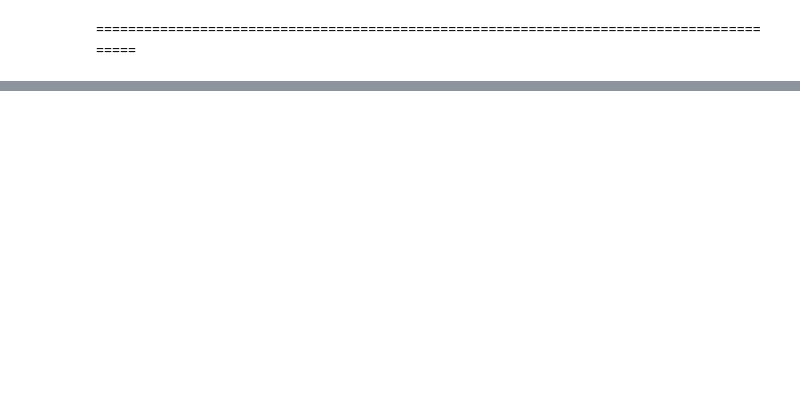
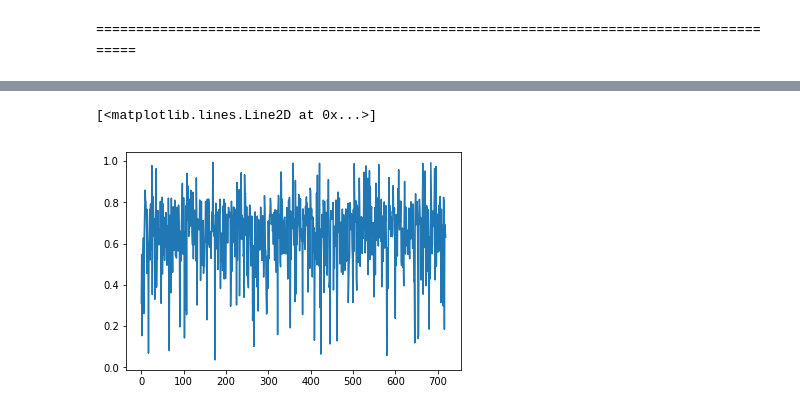
Before and after one commit to abbasloo/dnnHealth, a Jupyter notebook: LSTMGAN.ipynb, the cells around one changed output, grey strips where cells are left out. Saved outputs shown, nothing was run; the diff lists cells and outputs as text; code cells hidden in the pictures; blank space fills up the shorter version.

```diff
--- a/LSTMGAN.ipynb
+++ b/LSTMGAN.ipynb
@@ -210,7 +135,8 @@ class GAN():
     def __init__(self, rows):
         self.seq_length = rows
         self.seq_shape = (1, self.seq_length)
-        self.latent_dim = 1000
+        self.latent_dim = 100
+        self.latent_shape = (1, self.latent_dim)
         self.disc_loss = []
         self.gen_loss =[]
 
@@ -224,13 +150,13 @@ class GAN():
         self.generator = self.build_generator()
 
         # The generator takes noise as input and generates note sequences
-        z = Input(shape=(self.latent_dim,))
+        z = Input(shape=(1, self.latent_dim,))
         generated_seq = self.generator(z)
 
         # For the combined model we will only train the generator
         self.discriminator.trainable = False
 
-        # The discriminator takes generated images as input and determines validity
+        # The discriminator takes generated sequences as input and determines validity
         validity = self.discriminator(generated_seq)
 
         # The combined model  (stacked generator and discriminator)
@@ -244,8 +170,19 @@ class GAN():
         model.add(LSTM(512, input_shape=self.seq_shape, return_sequences=True))
         model.add(Bidirectional(LSTM(512)))
         model.add(Dense(512))
+        model.add(Dropout(0.4))
         model.add(LeakyReLU(alpha=0.2))
         model.add(Dense(256))
+        model.add(Dropout(0.4))
+        model.add(LeakyReLU(alpha=0.2))
+        model.add(Dense(128))
+        model.add(Dropout(0.4))
+        model.add(LeakyReLU(alpha=0.2))
+        model.add(Dense(64))
+        model.add(Dropout(0.4))
+        model.add(LeakyReLU(alpha=0.2))
+        model.add(Dense(32))
+        model.add(Dropout(0.4))
         model.add(LeakyReLU(alpha=0.2))
         model.add(Dense(1, activation='sigmoid'))
         model.summary()
@@ -258,20 +195,22 @@ class GAN():
     def build_generator(self):
 
         model = Sequential()
-        model.add(Dense(256, input_dim=self.latent_dim))
+        model.add(LSTM(128, input_shape=self.latent_shape, return_sequences=True))
+        model.add(Bidirectional(LSTM(256)))
+        model.add(Dense(128, input_dim=self.latent_dim))
+        model.add(LeakyReLU(alpha=0.2))
+        model.add(BatchNormalization(momentum=0.8))
+        model.add(Dense(256))
         model.add(LeakyReLU(alpha=0.2))
         model.add(BatchNormalization(momentum=0.8))
         model.add(Dense(512))
-        model.add(LeakyReLU(alpha=0.2))
-        model.add(BatchNormalization(momentum=0.8))
-        model.add(Dense(1024))
         model.add(LeakyReLU(alpha=0.2))
         model.add(BatchNormalization(momentum=0.8))
         model.add(Dense(np.prod(self.seq_shape), activation='tanh'))
         model.add(Reshape(self.seq_shape))
         model.summary()
 
-        noise = Input(shape=(self.latent_dim,))
+        noise = Input(shape=self.latent_shape)
         seq = model(noise)
 
         return Model(noise, seq)
@@ -288,12 +227,11 @@ class GAN():
         # Training the model
         for epoch in range(epochs):
 
-            # Training the discriminator
             # Select a random batch of note sequences
             idx = np.random.randint(0, X_train.shape[0], batch_size)
             real_seqs = X_train[idx]
 
-            noise = np.random.normal(0, 1, (batch_size, self.latent_dim))
+            noise = np.random.normal(0, 1, (batch_size, 1, self.latent_dim))
 
             # Generate a batch of new note sequences
             gen_seqs = self.generator.predict(noise)
@@ -304,12 +242,9 @@ class GAN():
             d_loss = 0.5 * np.add(d_loss_real, d_loss_fake)
 
             #  Training the Generator
-            noise = np.random.normal(0, 1, (batch_size, self.latent_dim))
-
-            # Train the generator (to have the discriminator label samples as real)
+            noise = np.random.normal(0, 1, (batch_size, 1, self.latent_dim))
             g_loss = self.combined.train_on_batch(noise, real)
 
-            # Print the progress and save into loss lists
             if epoch % sample_interval == 0:
               print ("%d [D loss: %f, acc.: %.2f%%] [G loss: %f]" % (epoch, d_loss[0], 100*d_loss[1], g_loss))
               self.disc_loss.append(d_loss[0])
@@ -332,10 +302,8 @@ gan.train(epochs=2000, batch_size=50, sample_interval=50)
 # %%
-noise = np.random.normal(0, 1, (1, gan.latent_dim))
+noise = np.random.normal(0, 1, (1, 1, gan.latent_dim))
 gen_seqs = gan.generator.predict(noise).reshape(np.int(d/stride))
-#print (gen_seqs.shape)
-#plt.figure()
-#_,_,_ = plt.hist(gen_seqs, bins=100)
-#plt.figure()
-#_,_,_ = plt.hist(data[10, 0, :], bins=100)
 plt.figure()
 plt.plot(gen_seqs)
+# %% [output]
+[<matplotlib.lines.Line2D at 0x...>]
+[figure, added]
```
Also changed, not shown: parts of 12 cells of this notebook.
